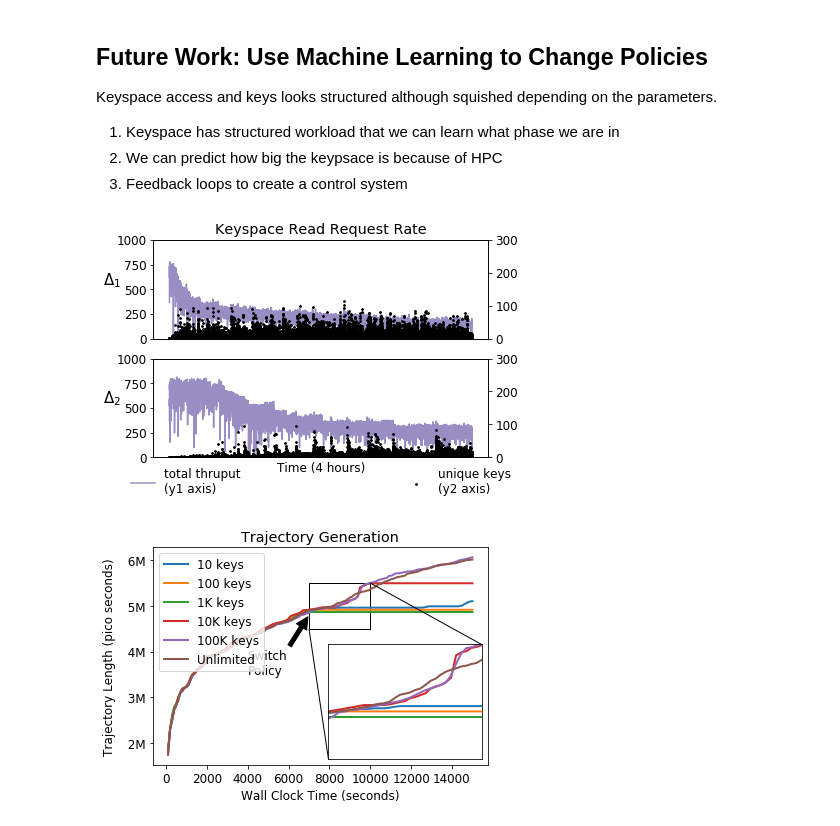
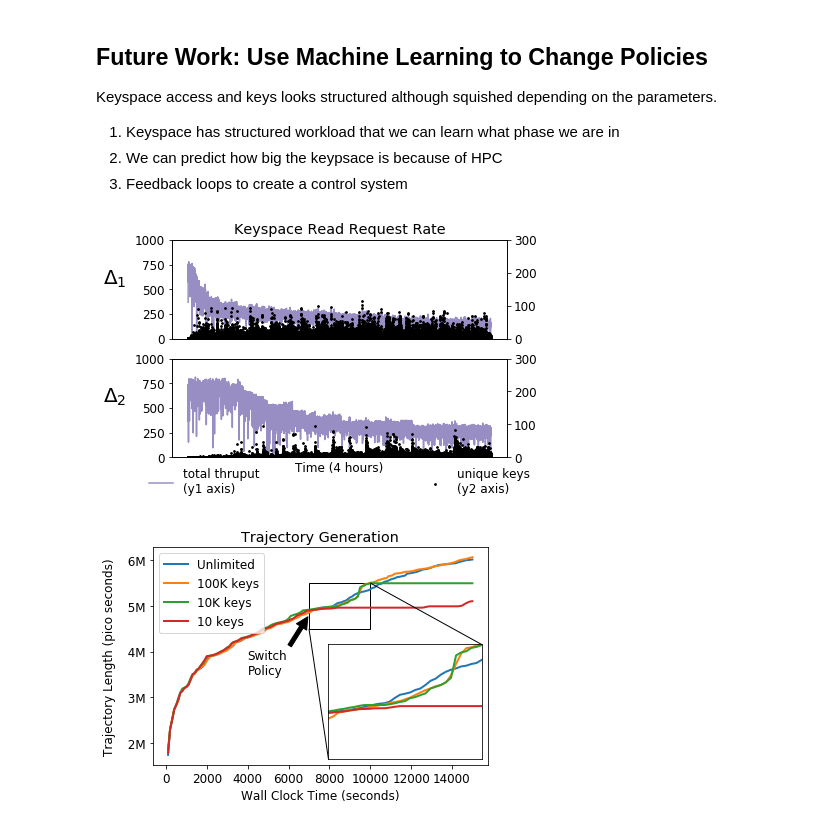
Before and after one commit to michaelsevilla/parsplice-popper, a Jupyter notebook: viz/viz-paper.ipynb, the cells around one changed output. Cells and saved outputs as stored; diff of their text form; code cells hidden in the pictures.

```diff
--- a/viz/viz-paper.ipynb
+++ b/viz/viz-paper.ipynb
@@ -150,7 +150,7 @@ ax.bar(x - 0.1, puts, width=0.2, label="Put", color='#e66101')
 ax.bar(x + 0.1, gets, width=0.2, label="Get", color='#5e3c99')
 ax.set_xticks(range(0, len(label)))
 ax.set_xticklabels(label)
-ax.set_title("Keyspace Activity and Size")
+ax.set_title(r'Keyspace Activity/Size (1 hr, $\Delta_1$)')
 ax.set_ylabel("# of operations")
 ax.set_xlim(-1, 5.5)
 ax.legend(loc='upper left')
@@ -194,9 +189,9 @@ def plot_keyspace(ax, dfs, key, shift=0, nkeys=50, color="", label=""):
     # cleanup graphs
     ax.set_xticks(x)
     ax.set_xticklabels([])
-    ax.set_xlabel("State Coordinate (Key ID)")
+    ax.set_xlabel("State Coordinate (Key)")
     ax.set_ylabel("# reads")
-    ax.set_title("Top " + str(nkeys) + " Keys for 128 Cores")
+    ax.set_title("Top " + str(nkeys) + " Keys for 128 Workers")
     ax.legend()
 
 fig, ax = plt.subplots(1, 1)
@@ -767,36 +762,36 @@ def plot_uniquekeys_per_ts(ax, dfs, key_tuple, ylim=800, shift=0):
     df_u = df.drop_duplicates()                    # only find unique keys by dropping duplicates
     df_u = df_u.groupby('ts').size().reset_index() # for each time stamp, count the unique
     df_u.columns=['ts', 'count']
 
     ax.plot(df_t['ts'], df_t['count'], label="total thruput\n(y1 axis)", color='#998ec3')
     ax2 = ax.twinx()
     ax2.scatter(df_u['ts'], df_u['count'], color='black', s=3, label="unique keys\n(y2 axis)")
     ax.set_ylim(0, 2000)
     ax2.set_ylim(0, 300)
     return ax2
 
 fig, ax = plt.subplots(2, 1)#, figsize=(20, 4))
 #fig.subplots_adjust(hspace=.5)
 plot_uniquekeys_per_ts(ax[0], dfs, ("4 Node, 100K", "DBMemoryGet", "4"))
 ax2 = plot_uniquekeys_per_ts(ax[1], dfs, ("4 Node, 1M", "DBMemoryGet", "4"))
 #plot_uniquekeys_per_ts(ax[2], dfs, ("1 Node, 1M", "DBMemoryGet", "4"))
 
 ax[0].set_xlabel("")
 for i in range(0, len(ax)):
     ax[i].set_xticklabels([])
     ax[i].set_xticks([])
     ax[i].set_ylim(0, 1000)
 ax[1].set_xlabel("Time (4 hours)")
 ax[1].legend(bbox_to_anchor=(-0.1, -0.5), loc='lower left', frameon=False)
 ax2.legend(bbox_to_anchor=(1.1, -0.5), loc='lower right', frameon=False)
 ax[0].set_title("Keyspace Read Request Rate")
-ax[0].set_ylabel(r'$\Delta_1$', rotation=360, fontsize=15)
-ax[1].set_ylabel(r'$\Delta_2$', rotation=360, fontsize=15)
+ax[0].set_ylabel(r'$\Delta_1$', rotation=360, fontsize=20, labelpad=20)
+ax[1].set_ylabel(r'$\Delta_2$', rotation=360, fontsize=20, labelpad=20)
 #ax[2].set_ylabel("1N, 1M")
 
 fig.savefig("../paper/figures/motivation-regimes.png", bbox_inches='tight', dpi=400)
 # %% [output]
-[figure, old version]
+[figure, new version]
 # %%
 from mpl_toolkits.axes_grid1.inset_locator import zoomed_inset_axes
 from mpl_toolkits.axes_grid1.inset_locator import mark_inset
@@ -816,12 +811,12 @@ def plot_keyspace(ax, op, results, rank="1", label=""):
     ax.set_xlabel("Time (seconds)")
 
 fig, ax = plt.subplots(1, 1)
+plot_times(ax, "Unlimited", d+"nano-sepminima/scale-reproducibility/scale-cachelimit-8n-unlimited-71994")
+plot_times(ax, "100K keys", d+"nano-sepminima/scale-cachedecrease-all/scale-cachedecrease-8n-100000-72380")
+plot_times(ax, "10K keys", d+"nano-sepminima/scale-cachedecrease-all/scale-cachedecrease-8n-10000-72374")
 plot_times(ax, "10 keys", d+"nano-sepminima/scale-cachedecrease-all/scale-cachedecrease-8n-10-72366")
-plot_times(ax, "100 keys", d+"nano-sepminima/scale-cachedecrease-all/scale-cachedecrease-8n-100-72361")
-plot_times(ax, "1K keys", d+"nano-sepminima/scale-cachedecrease-all/scale-cachedecrease-8n-1000-72378")
-plot_times(ax, "10K keys", d+"nano-sepminima/scale-cachedecrease-all/scale-cachedecrease-8n-10000-72374")
-plot_times(ax, "100K keys", d+"nano-sepminima/scale-cachedecrease-all/scale-cachedecrease-8n-100000-72380")
-plot_times(ax, "Unlimited", d+"nano-sepminima/scale-reproducibility/scale-cachelimit-8n-unlimited-71994")
+#plot_times(ax, "100 keys", d+"nano-sepminima/scale-cachedecrease-all/scale-cachedecrease-8n-100-72361")
+#plot_times(ax, "1K keys", d+"nano-sepminima/scale-cachedecrease-all/scale-cachedecrease-8n-1000-72378")
 ax.legend(ncol=1, loc='upper left')
 
 #plt.plot([7000, 7000],   [5.5*1000*1000, 4.5*1000*1000], 'k-', lw=2)
@@ -830,12 +825,12 @@ ax.legend(ncol=1, loc='upper left')
 #plt.plot([10000, 15000], [4.5*1000*1000, 3.9*1000*1000], 'k-', lw=2)
 
 axins = zoomed_inset_axes(ax,2.5,loc=4)
+plot_times(axins, "Unlimited", d+"nano-sepminima/scale-reproducibility/scale-cachelimit-8n-unlimited-71994")
+plot_times(axins, "100K Keys", d+"nano-sepminima/scale-cachedecrease-all/scale-cachedecrease-8n-100000-72380")
+plot_times(axins, "10K Keys", d+"nano-sepminima/scale-cachedecrease-all/scale-cachedecrease-8n-10000-72374")
 plot_times(axins, "10 Keys", d+"nano-sepminima/scale-cachedecrease-all/scale-cachedecrease-8n-10-72366")
-plot_times(axins, "100 Keys", d+"nano-sepminima/scale-cachedecrease-all/scale-cachedecrease-8n-100-72361")
-plot_times(axins, "1K Keys", d+"nano-sepminima/scale-cachedecrease-all/scale-cachedecrease-8n-1000-72378")
-plot_times(axins, "10K Keys", d+"nano-sepminima/scale-cachedecrease-all/scale-cachedecrease-8n-10000-72374")
-plot_times(axins, "100K Keys", d+"nano-sepminima/scale-cachedecrease-all/scale-cachedecrease-8n-100000-72380")
-plot_times(axins, "Unlimited", d+"nano-sepminima/scale-reproducibility/scale-cachelimit-8n-unlimited-71994")
+#plot_times(axins, "100 Keys", d+"nano-sepminima/scale-cachedecrease-all/scale-cachedecrease-8n-100-72361")
+#plot_times(axins, "1K Keys", d+"nano-sepminima/scale-cachedecrease-all/scale-cachedecrease-8n-1000-72378")
 axins.set_xlim(7000, 10000)
 axins.set_ylim(4.5*1000*1000, 5.5*1000*1000)
 axins.legend().remove()
@@ -853,4 +848,4 @@ ax.annotate('Switch\nPolicy', xy=(7000, 4.8*1000*1000), xytext=(4000, 3.5*1000*1
 
 fig.savefig("../paper/figures/methodology-trajectory.png", bbox_inches='tight', dpi=400)
 # %% [output]
-[figure, old version]
+[figure, new version]
```
Also changed, not shown: parts of 5 cells of this notebook, 22 other files.
